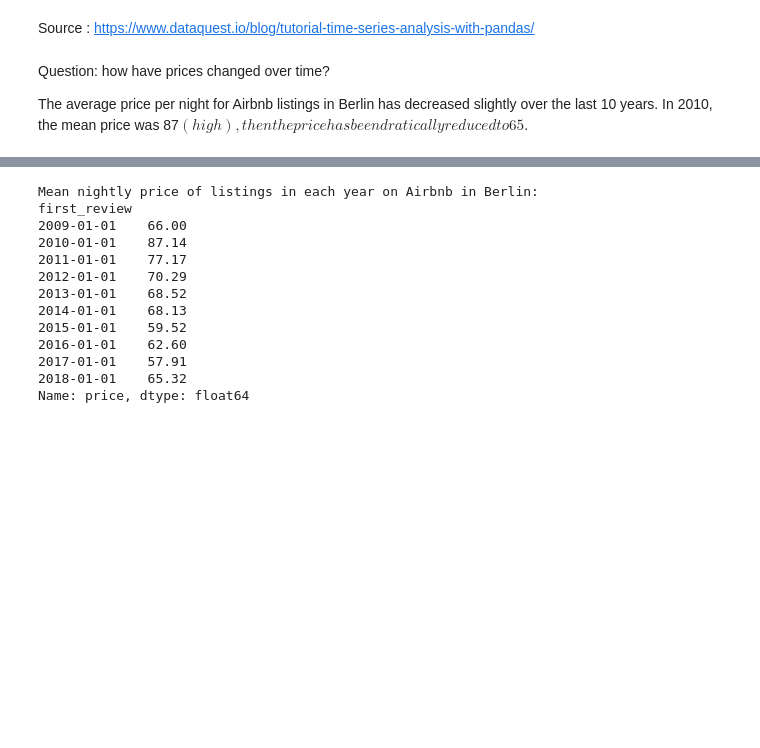
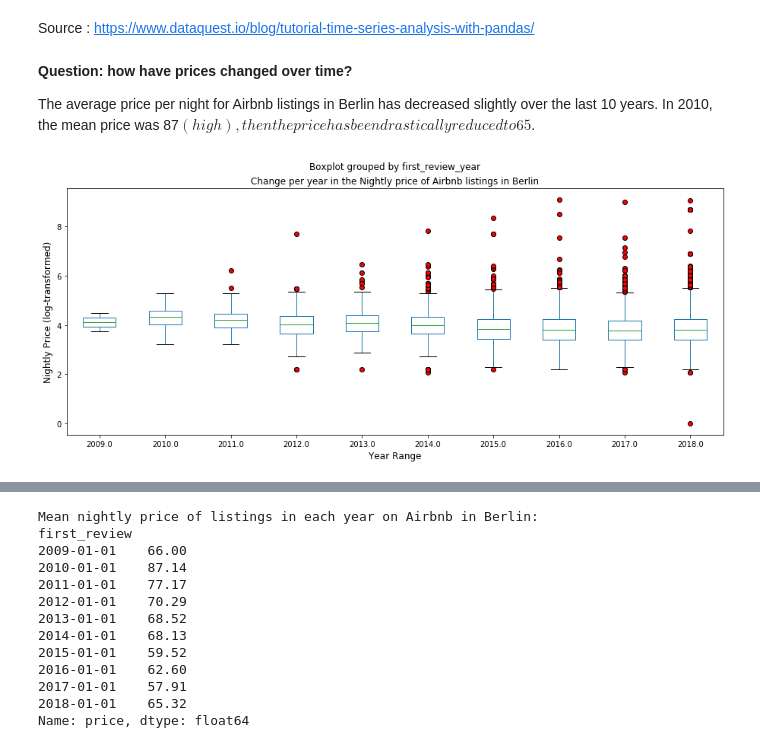
Before and after one commit to SaranyaPandiaraj/Futuristic-Airbnb, a Jupyter notebook: Futuristic_Airbnb.ipynb, the cells around one changed output, grey strips where cells are left out. Saved outputs shown, nothing was run; the diff lists cells and outputs as text; code cells hidden in the pictures; blank space fills up the shorter version.

Commit message:
Boxplot

```diff
--- a/Futuristic_Airbnb.ipynb
+++ b/Futuristic_Airbnb.ipynb
@@ -556,7 +558,7 @@ for x in col:
 # %% [markdown]
 Source : https://www.dataquest.io/blog/tutorial-time-series-analysis-with-pandas/
 # %% [markdown]
-Question: how have prices changed over time?
+<b> Question: how have prices changed over time? </b>
 
 The average price per night for Airbnb listings in Berlin has decreased slightly over the last 10 years.
-In 2010, the mean price was 87$ (high), then the price has been dratically reduced to 65$.
+In 2010, the mean price was 87$ (high), then the price has been drastically reduced to 65$.
@@ -563 +568,13 @@ In 2010, the mean price was 87$ (high), then the price has been dratically reduc
+# %%
+#plt.figure(figsize=(16,6))
+colour = dict(markerfacecolor='r', marker='o')
+Listings_Summary_df.boxplot(by ='first_review_year', column ='log_price' ,
+                            figsize=(15,6), grid = False, flierprops=colour, showcaps=True)
+#sns.boxplot(Listings_Summary_df.first_review.dt.year, np.log(Listings_Summary_df.price))
+plt.xlabel('Year Range', fontsize=12)
+plt.ylabel('Nightly Price (log-transformed)', fontsize=12)
+plt.title('Change per year in the Nightly price of Airbnb listings in Berlin')
+plt.show()
+# %% [output]
+[figure, added]
 # %%
```
Also changed, not shown: parts of 4 cells of this notebook, 1 other file.
